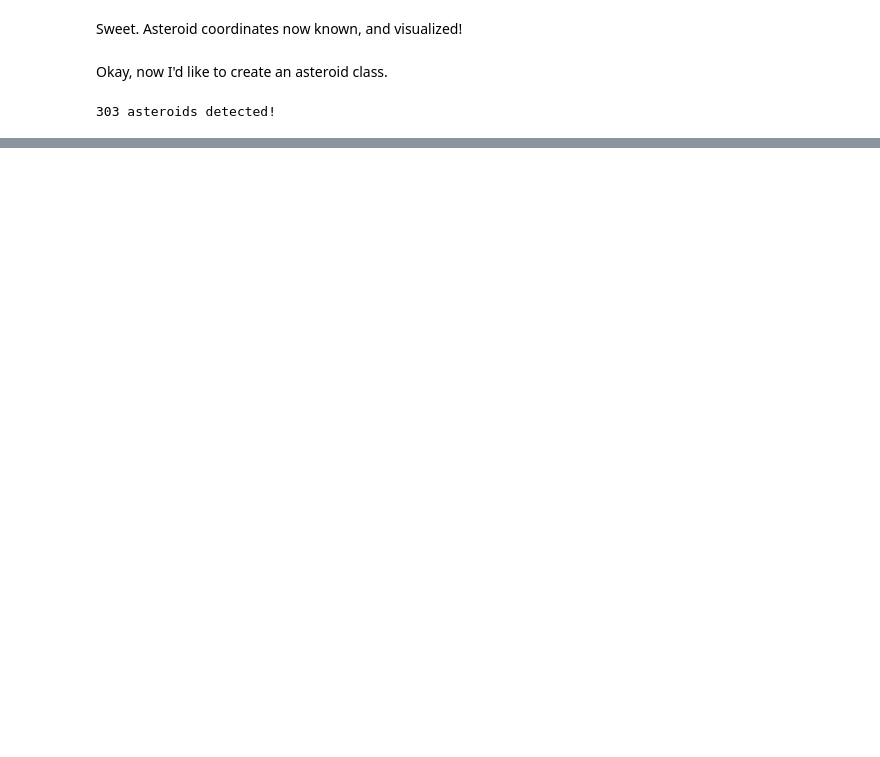
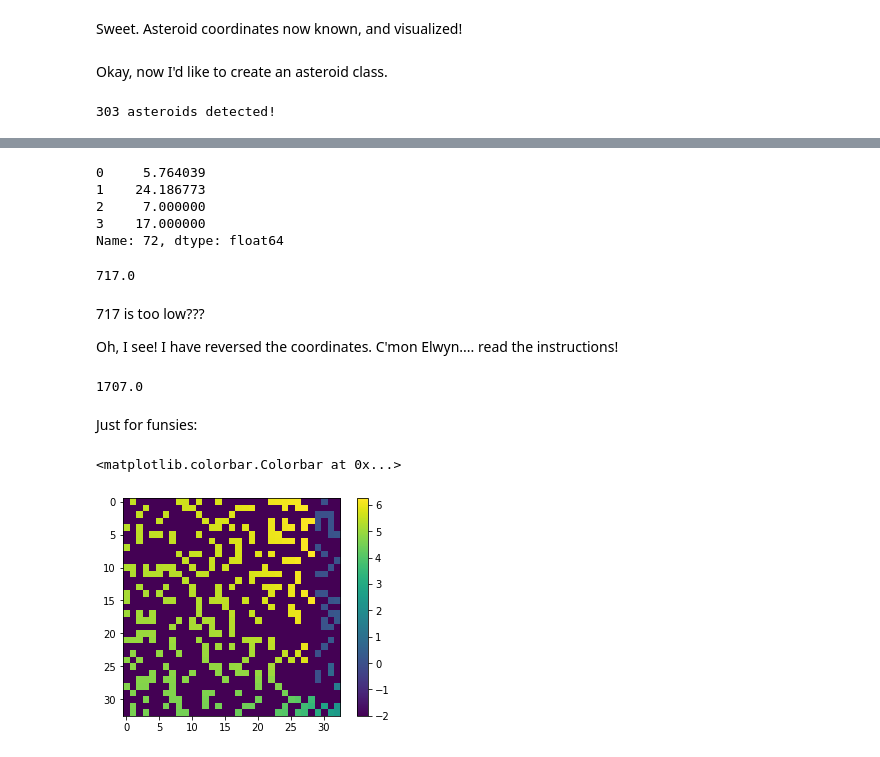
Before and after one commit to scibbatical/aoc2019, a Jupyter notebook: 10 - asteroids.ipynb, the cells around one changed output, grey strips where cells are left out. Saved outputs shown, nothing was run; the diff lists cells and outputs as text; code cells hidden in the pictures; blank space fills up the shorter version.

```diff
--- a/10 - asteroids.ipynb
+++ b/10 - asteroids.ipynb
@@ -110,0 +119,15 @@ np.pi
+# %%
+# Populate .angles for each asteroid:
+for AST in asteroids:
+    for ast in asteroids:
+        AST.angle(ast)
+# %%
+ast_los = [] # a list of asteroid line-of-sights
+
+for ast in asteroids:
+    ast_los.append(len(set(np.array(ast.angles)[:,0])))
+
+# show the most LOS
+asteroid_base = vars()['asteroid'+str(np.where(np.array(ast_los)==np.max(ast_los))[0][0])]
+print('max line-of-sights = ' + str(np.max(ast_los))
+      + ', from asteroid' + str(np.where(np.array(ast_los)==np.max(ast_los))[0][0]))
@@ -110,0 +138,61 @@ np.pi
+# %%
+# Use a dataframe to sort the angles from the asteroid base from 0, then by distance from the base.
+
+base_angles_df = pd.DataFrame(asteroid_base.angles).sort_values([0,1])
+
+blasted = 1
+blast_angle = -0.00000001
+
+# Then remove the asteroids, one by one
+while blasted <= 200:
+
+    try:
+        blasted_idx = base_angles_df.index[base_angles_df[0] > blast_angle][0] # returns first index of asteroid at next blast angle
+    except IndexError: # happens when it can't find a value greater than the blast angle...
+        blasted_idx = base_angles_df.index[base_angles_df[0] > -0.0000001][0] # returns first index of asteroid back at zero degrees
+        print('rotation complete')
+    blasted_info = base_angles_df.loc[blasted_idx] # hold the info that's about to be blasted
+
+    #print('blasted '+ str(int(blasted)) +' ' + str(blasted_info[0]))
+
+    base_angles_df.drop(index=blasted_idx, inplace=True) # blast the asteroid by removing it from the dataframe
+
+    blast_angle = blasted_info[0] # set new blast angle
+
+    blasted += 1
+
+blasted_info
+# %% [output]
+0     5.764039
+1    24.186773
+2     7.000000
+3    17.000000
+Name: 72, dtype: float64
+# %%
+# multiply the last blasted x coord by 100 and add the y coord:
+
+blasted_info[2]*100 + blasted_info[3]
+# %% [output]
+717.0
+# %% [markdown]
+717 is too low???
+
+Oh, I see! I have reversed the coordinates. C'mon Elwyn.... read the instructions!
+# %%
+blasted_info[3]*100 + blasted_info[2]
+# %% [output]
+1707.0
+# %% [markdown]
+Just for funsies:
+# %%
+# check the angles...
+angle_array = np.zeros_like(ast_array)-2
+
+for ast in asteroid262.angles:
+    angle_array[ast[2],ast[3]] = ast[0]
+
+plt.imshow(angle_array)
+plt.colorbar()
+# %% [output]
+<matplotlib.colorbar.Colorbar at 0x...>
+[figure, added]
```
Also changed, not shown: parts of 12 cells of this notebook.
